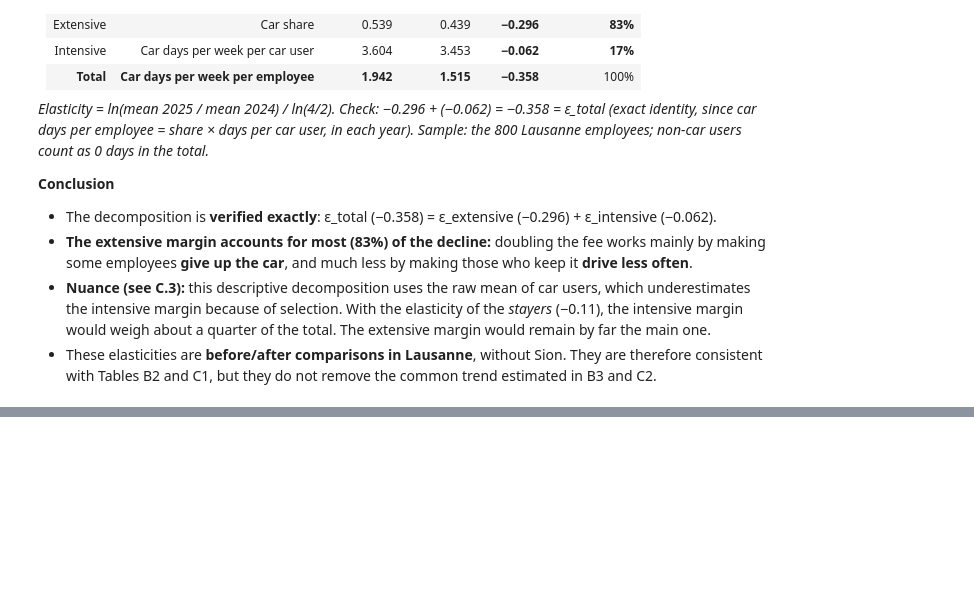
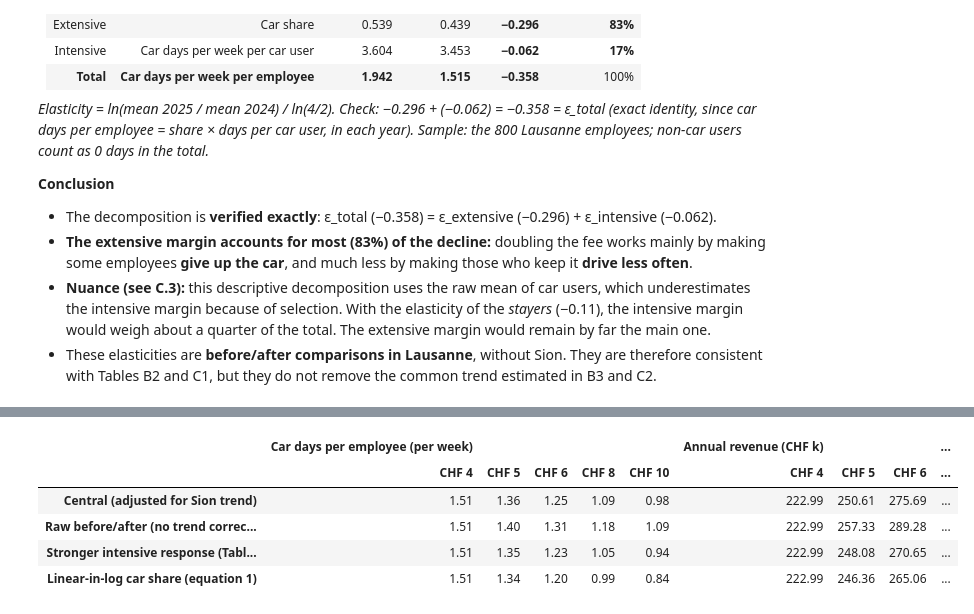
Before and after one commit to Mxlrt69/Public_Policy_Project, a Jupyter notebook: full_notebook.ipynb, the cells around one changed output, grey strips where cells are left out. Drawn from its saved outputs; the diff is of its cells as text; code cells hidden in the pictures; blank space fills up the shorter version.

```diff
--- a/full_notebook.ipynb
+++ b/full_notebook.ipynb
@@ -1805,0 +2010,30 @@ Check: ε_ext + ε_int = -0.3581  |  ε_total = -0.3581
+# %%
+# Sensitivity: alternative elasticities / functional form, same baseline and same fees
+a_lpm = models["(c) + controls"].params["log_fee"]            # Table B3 (c): change in car share per unit of log(fee)
+eps_int_high = models_C["(c) + controls"].params["log_fee"]   # Table C2 (c): intensive elasticity with controls
+
+scenarios = {
+    "Central (adjusted for Sion trend)":          dict(eps_ext=eps_central["ext"], eps_int=eps_central["int"]),
+    "Raw before/after (no trend correction)":     dict(eps_ext=eps_raw["ext"], eps_int=eps_raw["int"]),
+    "Stronger intensive response (Table C2 c)":   dict(eps_ext=eps_central["ext"], eps_int=eps_int_high),
+    "Linear-in-log car share (equation 1)":       dict(eps_ext=None, eps_int=eps_central["int"],
+                                                       share_fn=lambda p: L25["share"] + a_lpm * np.log(p / P0)),
+}
+sens = {}
+for name, kw in scenarios.items():
+    sens[name] = forecast(L25, P0, [P0] + FEES, kw["eps_ext"], kw["eps_int"], share_fn=kw.get("share_fn"))
+
+table_D1b = pd.concat({
+    "Car days per employee (per week)": pd.DataFrame({k: v["car_days_per_employee"] for k, v in sens.items()}).T,
+    "Annual revenue (CHF k)":           pd.DataFrame({k: v["revenue"] / 1000 for k, v in sens.items()}).T,
+    "Car share (%)":                    pd.DataFrame({k: v["car_share"] * 100 for k, v in sens.items()}).T,
+}, axis=1)
+table_D1b.columns = pd.MultiIndex.from_tuples([(m, f"CHF {p}") for m, p in table_D1b.columns])
+table_D1b.round(2)
+# %% [output]
+|  | Car days per employee (per week) |  |  |  |  | Annual revenue (CHF k) |  |  | ... |
+|  | CHF 4 | CHF 5 | CHF 6 | CHF 8 | CHF 10 | CHF 4 | CHF 5 | CHF 6 | ... |
+| Central (adjusted for Sion trend) | 1.51 | 1.36 | 1.25 | 1.09 | 0.98 | 222.99 | 250.61 | 275.69 | ... |
+| Raw before/after (no trend correc... | 1.51 | 1.40 | 1.31 | 1.18 | 1.09 | 222.99 | 257.33 | 289.28 | ... |
+| Stronger intensive response (Tabl... | 1.51 | 1.35 | 1.23 | 1.05 | 0.94 | 222.99 | 248.08 | 270.65 | ... |
+| Linear-in-log car share (equation 1) | 1.51 | 1.34 | 1.20 | 0.99 | 0.84 | 222.99 | 246.36 | 265.06 | ... |
```
Also changed, not shown: parts of 12 cells of this notebook.
